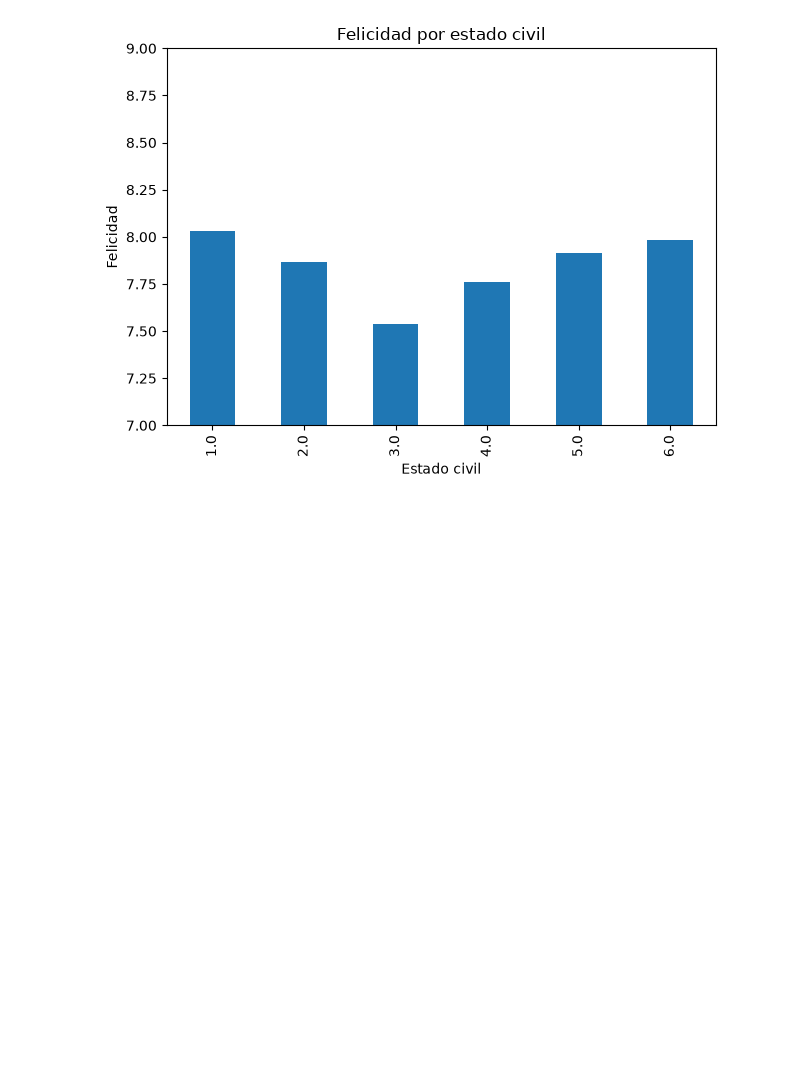
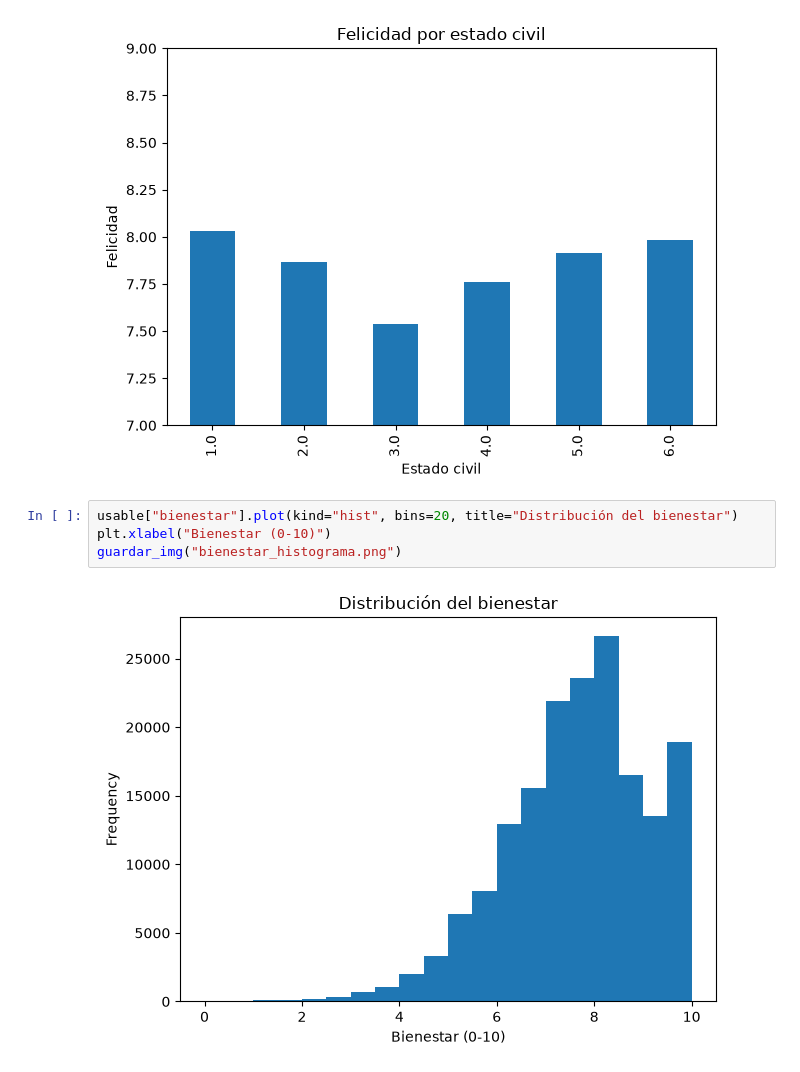
Before and after one commit to Sebast68h/PROYECTO-1-DATA, a Jupyter notebook: notebooks/Proyecto1.ipynb, the cells around one changed output. Cells and saved outputs as stored; diff of their text form; blank space fills up the shorter version.

```diff
--- a/notebooks/Proyecto1.ipynb
+++ b/notebooks/Proyecto1.ipynb
@@ -365,3 +365,9 @@ plt.ylabel("Felicidad")
 guardar_img("estado_civil_felicidad_barras.png")
 # %% [output]
 [figure]
+# %%
+usable["bienestar"].plot(kind="hist", bins=20, title="Distribución del bienestar")
+plt.xlabel("Bienestar (0-10)")
+guardar_img("bienestar_histograma.png")
+# %% [output]
+[figure, added]
```
Also changed, not shown: parts of 5 cells of this notebook.
